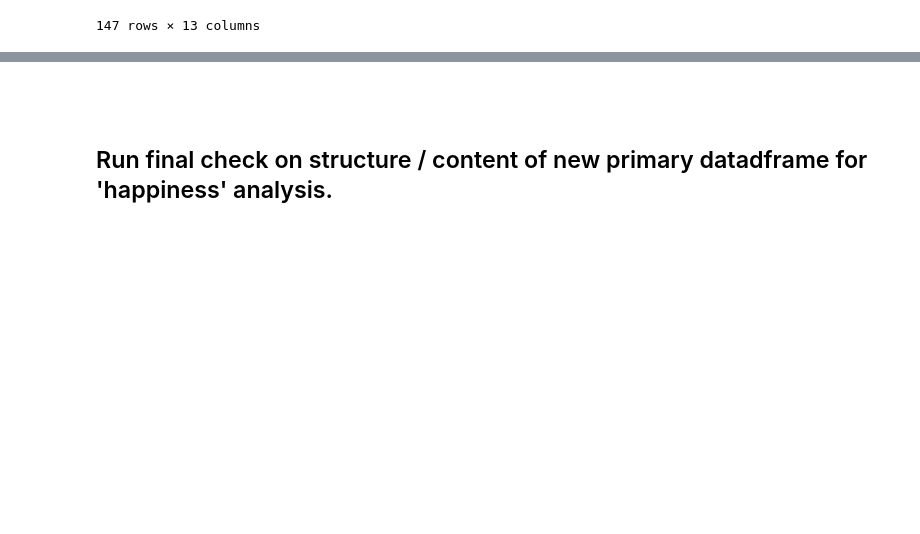
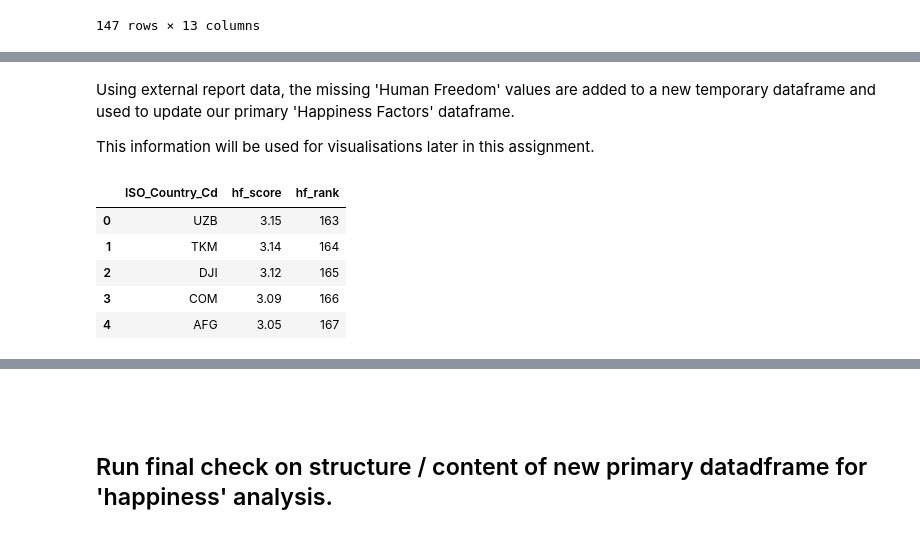
Before and after one commit to JackDaedalus/WWD_CA1, a Jupyter notebook: WWD CA1 Next Pass.ipynb, the cells around one changed output, grey strips where cells are left out. Cells and saved outputs as stored; diff of their text form; code cells hidden in the pictures; blank space fills up the shorter version.

```diff
--- a/WWD CA1 Next Pass.ipynb
+++ b/WWD CA1 Next Pass.ipynb
@@ -730,0 +738,24 @@ df_HpyFactor_Temp.drop(columns=['year', 'countries'], inplace=True)
+# %% [markdown]
+Using external report data, the missing 'Human Freedom' values are added to a new temporary dataframe and used
+to update our primary 'Happiness Factors' dataframe.
+
+This information will be used for visualisations later in this assignment.
+# %%
+#Set up another dataframe to update missing Human Freedom Index scores
+# UZB hf_score = 3.15 hf_rank = 163
+# TKM hf_score = 3.14 hf_rank = 164
+# DJI hf_score = 3.12 hf_rank = 165
+# COM hf_score = 3.09 hf_rank = 166
+# AFG hf_score = 3.05 hf_rank = 167
+df_Cntry_To_Update_FreedomScr = pd.DataFrame({'ISO_Country_Cd': ['UZB','TKM','DJI','COM','AFG'],
+                   'hf_score': [3.15, 3.14, 3.12, 3.09, 3.05],
+                    'hf_rank': [163, 164, 165, 166, 167]})
+# %%
+df_Cntry_To_Update_FreedomScr
+# %% [output]
+|  | ISO_Country_Cd | hf_score | hf_rank |
+| 0 | UZB | 3.15 | 163 |
+| 1 | TKM | 3.14 | 164 |
+| 2 | DJI | 3.12 | 165 |
+| 3 | COM | 3.09 | 166 |
+| 4 | AFG | 3.05 | 167 |
```
Also changed, not shown: parts of 33 cells of this notebook.
